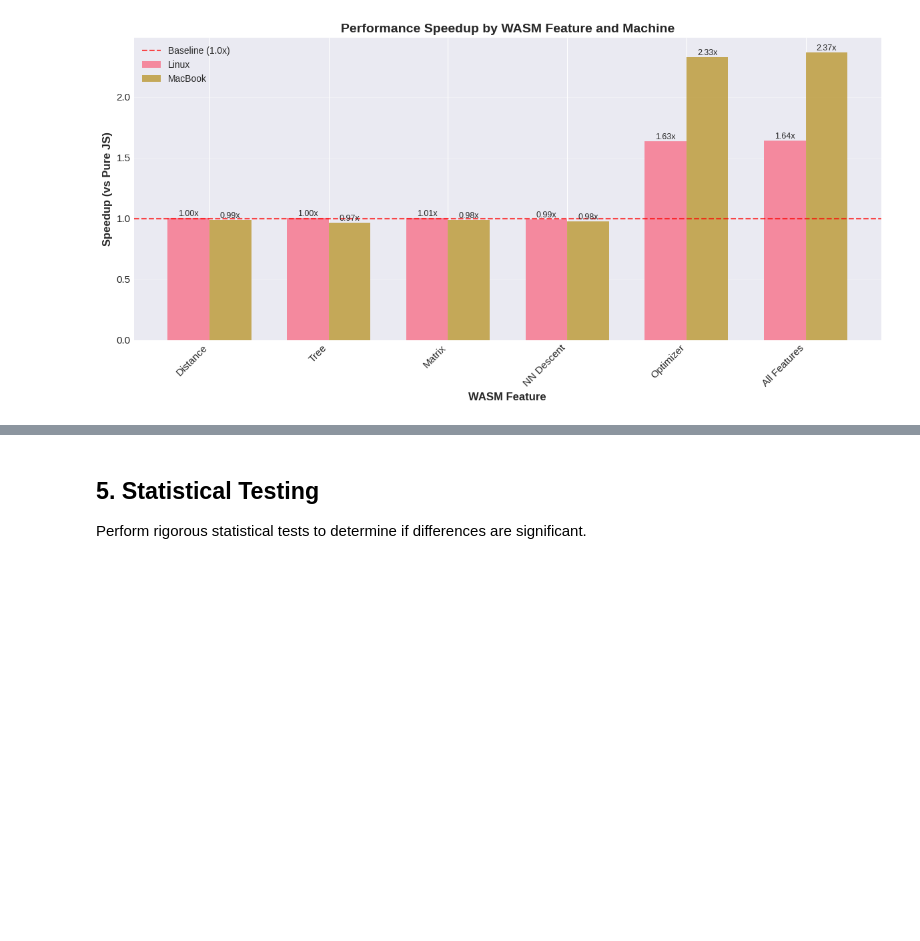
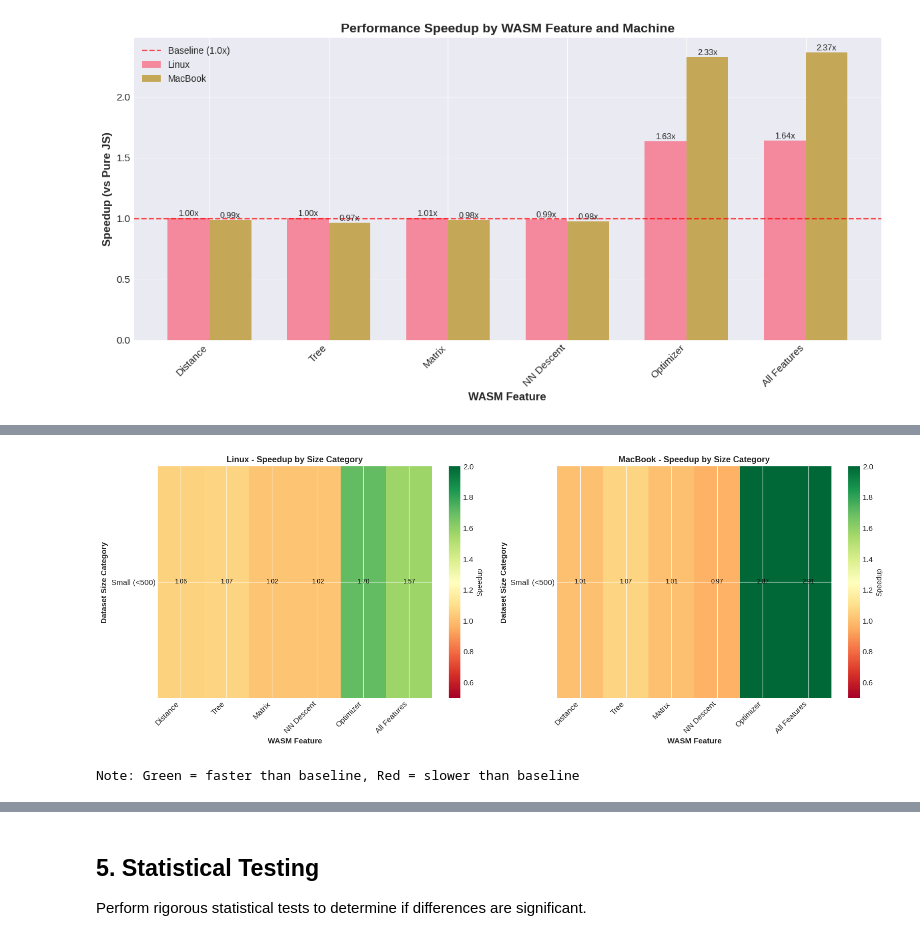
Before and after one commit to elarsaks/umap-bench, a Jupyter notebook: bench/analysis.ipynb, the cells around one changed output, grey strips where cells are left out. Drawn from its saved outputs; the diff is of its cells as text; code cells hidden in the pictures; blank space fills up the shorter version.

```diff
--- a/bench/analysis.ipynb
+++ b/bench/analysis.ipynb
@@ -313,0 +560,62 @@ plt.show()
+# %%
+# Heatmap of speedup by size category and feature
+fig, axes = plt.subplots(1, 2, figsize=(16, 6))
+
+for idx, machine in enumerate(['Linux', 'MacBook']):
+    machine_data = df_clean[df_clean['machine_type'] == machine]
+
+    # Calculate speedup for each size category and feature
+    speedup_matrix = []
+    size_cats = machine_data['size_category'].dropna().unique()
+    size_cats = sorted(size_cats, key=lambda x: ['Small (<500)', 'Medium (500-2K)', 'Large (2K-10K)', 'Very Large (>10K)'].index(x) if x in ['Small (<500)', 'Medium (500-2K)', 'Large (2K-10K)', 'Very Large (>10K)'] else 999)
+
+    for size_cat in size_cats:
+        size_data = machine_data[machine_data['size_category'] == size_cat]
+        baseline = size_data[size_data['feature_name'] == 'Baseline (JS)']['runtime_ms'].median()
+
+        if pd.isna(baseline) or baseline == 0:
+            continue
+
+        row = []
+        for feature in feature_order:
+            feature_data = size_data[size_data['feature_name'] == feature]
+            if len(feature_data) > 0:
+                speedup = baseline / feature_data['runtime_ms'].median()
+                row.append(speedup)
+            else:
+                row.append(np.nan)
+
+        if row:
+            speedup_matrix.append(row)
+
+    if speedup_matrix:
+        speedup_matrix = np.array(speedup_matrix)
+
+        im = axes[idx].imshow(speedup_matrix, cmap='RdYlGn', aspect='auto', vmin=0.5, vmax=2.0)
+        axes[idx].set_xticks(np.arange(len(feature_order)))
+        axes[idx].set_yticks(np.arange(len(size_cats[:len(speedup_matrix)])))
+        axes[idx].set_xticklabels(feature_order, rotation=45, ha='right')
+        axes[idx].set_yticklabels(size_cats[:len(speedup_matrix)])
+        axes[idx].set_title(f'{machine} - Speedup by Size Category', fontsize=12, fontweight='bold')
+        axes[idx].set_xlabel('WASM Feature', fontsize=11, fontweight='bold')
+        axes[idx].set_ylabel('Dataset Size Category', fontsize=11, fontweight='bold')
+
+        # Add text annotations
+        for i in range(len(speedup_matrix)):
+            for j in range(len(feature_order)):
+                if not np.isnan(speedup_matrix[i, j]):
+                    text = axes[idx].text(j, i, f'{speedup_matrix[i, j]:.2f}',
+                                        ha="center", va="center", color="black", fontsize=9)
+
+        # Add colorbar
+        cbar = plt.colorbar(im, ax=axes[idx])
+        cbar.set_label('Speedup', fontsize=10)
+
+plt.tight_layout()
+plt.savefig('analysis_outputs/speedup_heatmap_by_size.png', bbox_inches='tight')
+plt.show()
+
+print("Note: Green = faster than baseline, Red = slower than baseline")
+# %% [output]
+[figure, added]
+Note: Green = faster than baseline, Red = slower than baseline
```
Also changed, not shown: parts of 12 cells of this notebook, 4 other files.
